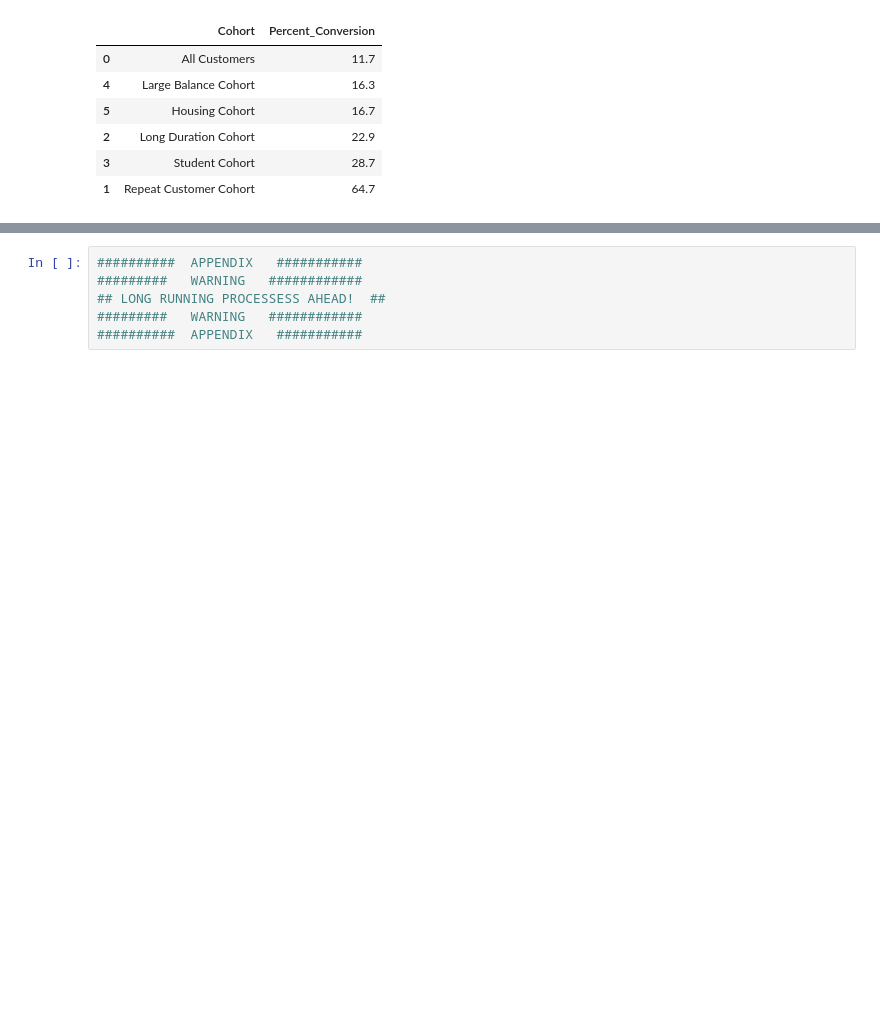
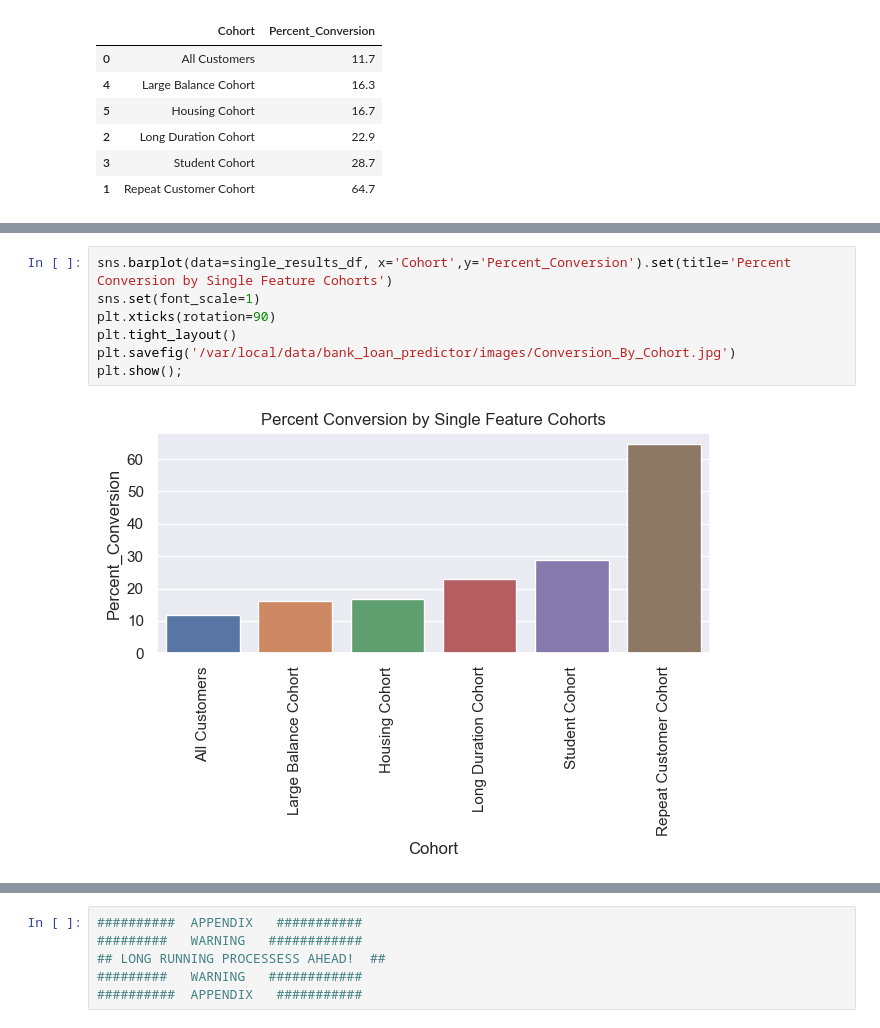
Before and after one commit to JOSHUAGITBERG/bank_loan_predictor, a Jupyter notebook: bank_load_predictor_workbook.ipynb, the cells around one changed output, grey strips where cells are left out. Saved outputs shown, nothing was run; the diff lists cells and outputs as text; blank space fills up the shorter version.

```diff
--- a/bank_load_predictor_workbook.ipynb
+++ b/bank_load_predictor_workbook.ipynb
@@ -570,0 +526,9 @@ plt.show();
+# %%
+sns.barplot(data=single_results_df, x='Cohort',y='Percent_Conversion').set(title='Percent Conversion by Single Feature Cohorts')
+sns.set(font_scale=1)
+plt.xticks(rotation=90)
+plt.tight_layout()
+plt.savefig('/var/local/data/bank_loan_predictor/images/Conversion_By_Cohort.jpg')
+plt.show();
+# %% [output]
+[figure, added]
```
Also changed, not shown: parts of 49 cells of this notebook, 5 other files.
